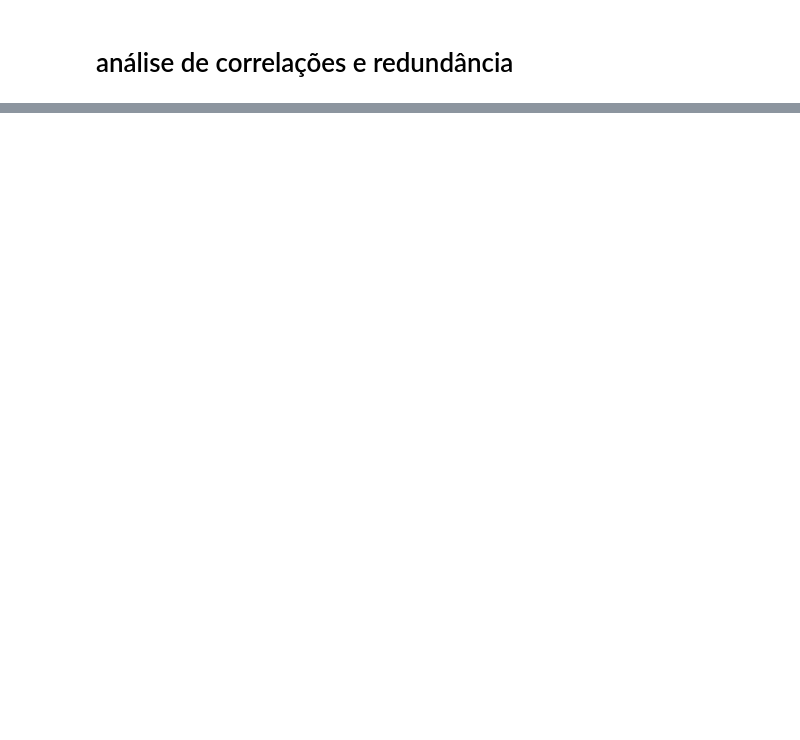
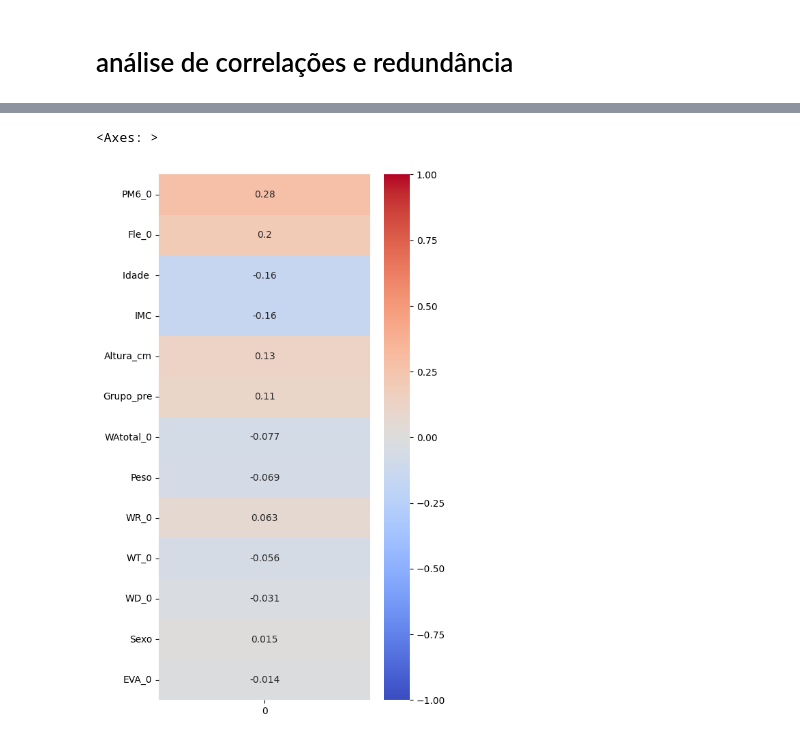
Before and after one commit to efigueira-hds/ML_Projeto_Final, a Jupyter notebook: EDA.ipynb, the cells around one changed output, grey strips where cells are left out. Saved outputs shown, nothing was run; the diff lists cells and outputs as text; code cells hidden in the pictures; blank space fills up the shorter version.

```diff
--- a/EDA.ipynb
+++ b/EDA.ipynb
@@ -482,0 +496,11 @@ sns.heatmap(ortho_eda.corr(method='spearman'), annot=True, mask=matrix)
+# %%
+# gráfico de correlações com a target (variável dependente)
+correlations = ortho_eda_clean.corrwith(ortho_eda_clean['mudanca_CPAK'], method='spearman').iloc[:-1].to_frame()
+correlations['abs'] = correlations[0].abs()
+sorted_correlations = correlations.sort_values('abs', ascending=False)[0]
+
+fig,ax = plt.subplots(figsize=(5,10))
+sns.heatmap(sorted_correlations.to_frame(), cmap='coolwarm', annot=True, vmin=-1, vmax=1, ax=ax)
+# %% [output]
+<Axes: >
+[figure, added]
```
Also changed, not shown: parts of 7 cells of this notebook.
